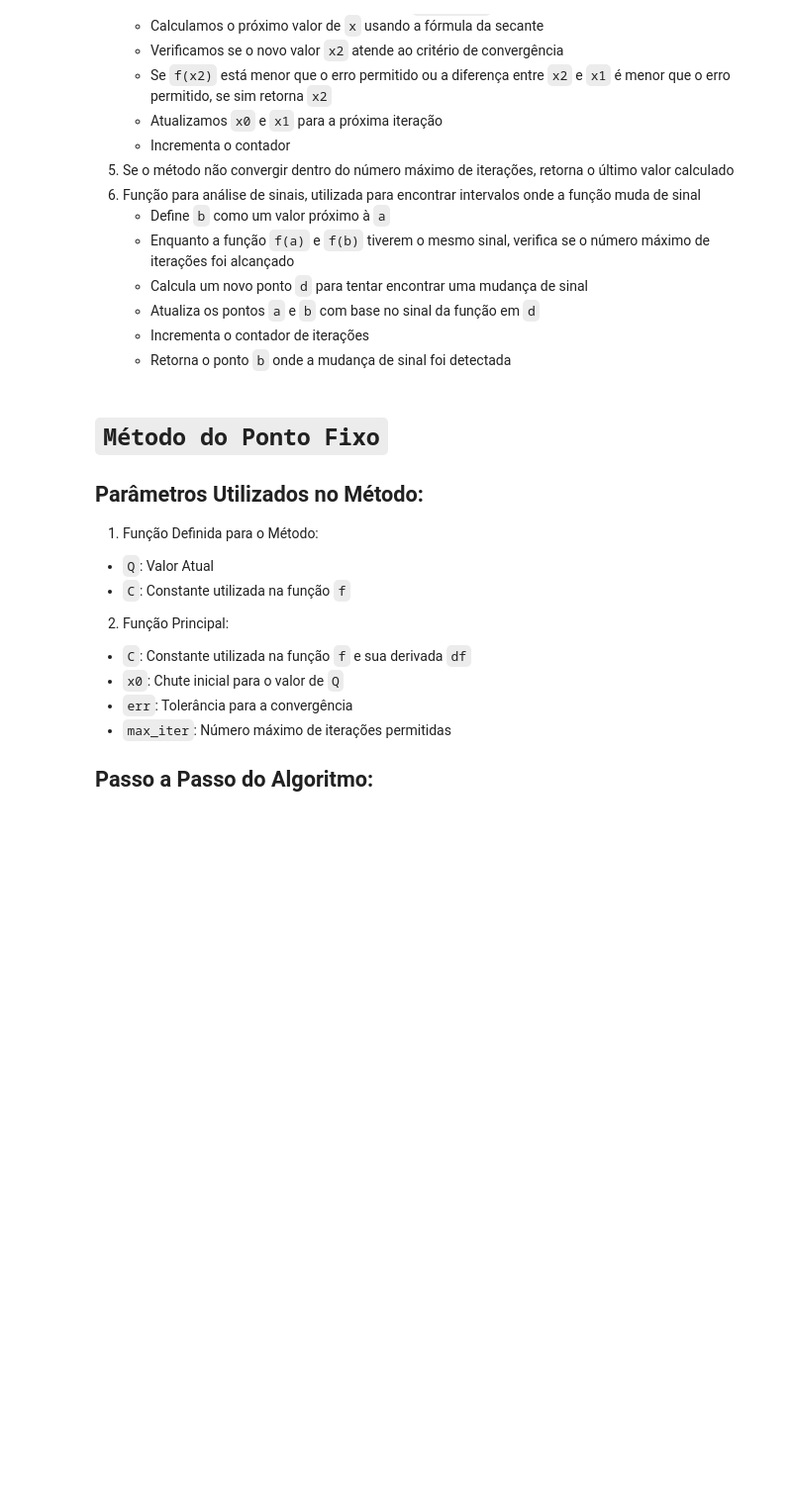
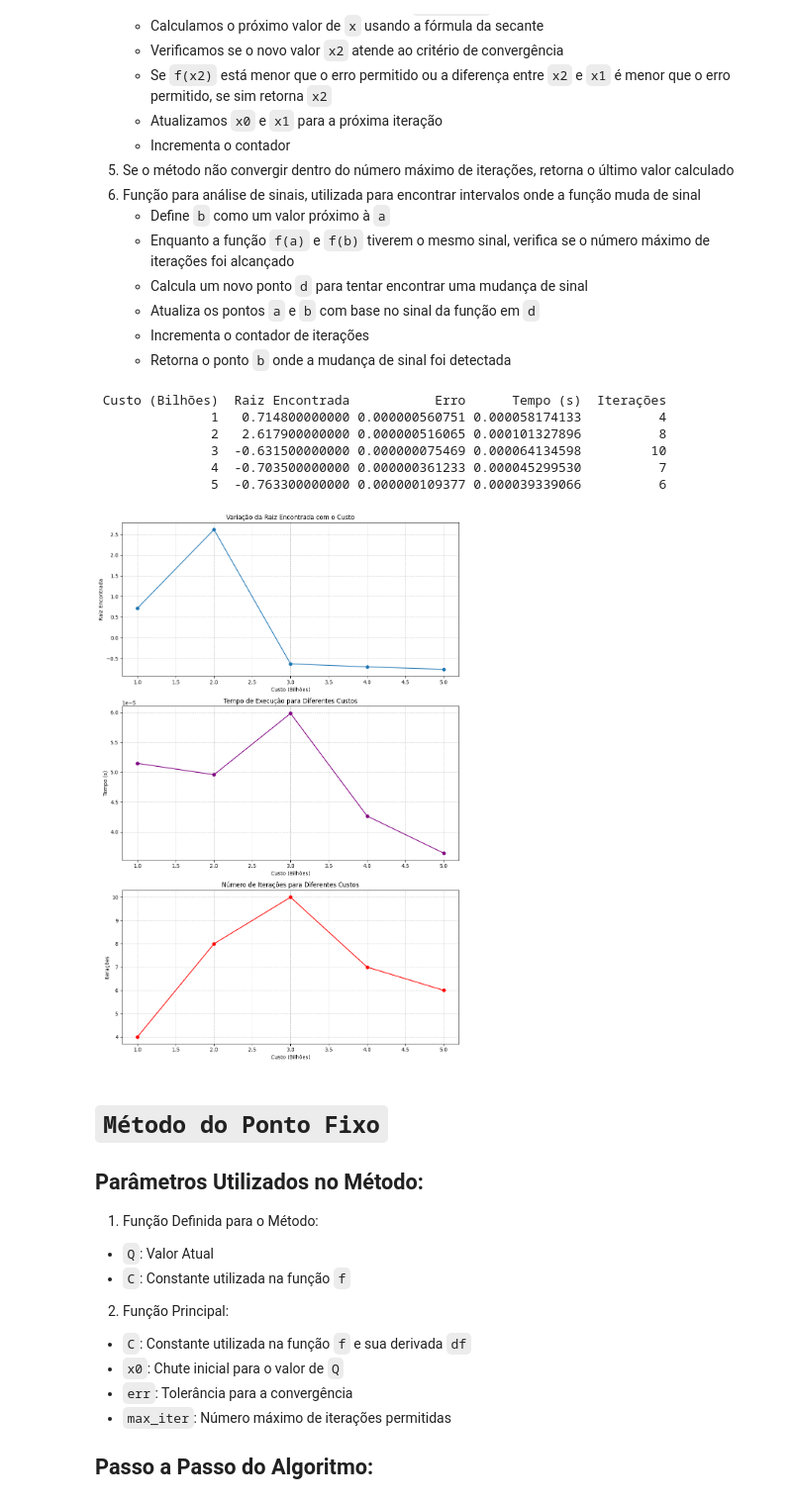
Before and after one commit to paschoal-artur/TrabalhoMetodosNumericos, a Jupyter notebook: main.ipynb, the cells around one changed output. Shown at 99% size. Cells and saved outputs as stored; diff of their text form; code cells hidden in the pictures; blank space fills up the shorter version.

```diff
--- a/main.ipynb
+++ b/main.ipynb
@@ -172,6 +175,57 @@ def analise_sinais(C, a, int_max=100):
             b = d
         k += 1
     return b
+# %%
+# Lista de valores de C para testar
+c_values = [1, 2, 3, 4, 5]
+x0 = 0.5  # Estimativa inicial para x0
+x1 = 0.6  # Estimativa inicial para x1
+err1 = 1e-4  # Tolerância de erro para a função
+err2 = 1e-4  # Tolerância de erro para a diferença entre as raízes
+results = []
+
+for C in c_values:
+    root, final_error, iterations, exec_time = secante(C, x0, x1, err1, err2)
+    results.append((C, root.round(4), final_error, exec_time, iterations))
+# %%
+df_results = pd.DataFrame(results, columns=['Custo (Bilhões)', 'Raiz Encontrada', 'Erro', 'Tempo (s)', 'Iterações'])
+pd.options.display.float_format = '{:.12f}'.format
+print(df_results.to_string(index=False))
+# %% [output]
+ Custo (Bilhões)  Raiz Encontrada           Erro      Tempo (s)  Iterações
+               1   0.714800000000 0.000000560751 0.000058174133          4
+               2   2.617900000000 0.000000516065 0.000101327896          8
+               3  -0.631500000000 0.000000075469 0.000064134598         10
+               4  -0.703500000000 0.000000361233 0.000045299530          7
+               5  -0.763300000000 0.000000109377 0.000039339066          6
+# %%
+fig, axs = plt.subplots(3, 1, figsize=(10, 15))
+
+# Gráfico de Raiz Encontrada
+axs[0].plot(df_results['Custo (Bilhões)'], df_results['Raiz Encontrada'], marker='o', linestyle='-')
+axs[0].set_title('Variação da Raiz Encontrada com o Custo')
+axs[0].set_xlabel('Custo (Bilhões)')
+axs[0].set_ylabel('Raiz Encontrada')
+axs[0].grid(axis='both', linestyle='--', alpha=0.6)
+
+# Gráfico de Tempo
+axs[1].plot(df_results['Custo (Bilhões)'], df_results['Tempo (s)'], color='purple', marker='o', linestyle='-')
+axs[1].set_title('Tempo de Execução para Diferentes Custos')
+axs[1].set_xlabel('Custo (Bilhões)')
+axs[1].set_ylabel('Tempo (s)')
+axs[1].grid(axis='both', linestyle='--', alpha=0.6)
+
+# Gráfico de Iterações
+axs[2].plot(df_results['Custo (Bilhões)'], df_results['Iterações'], color='red', marker='o', linestyle='-')
+axs[2].set_title('Número de Iterações para Diferentes Custos')
+axs[2].set_xlabel('Custo (Bilhões)')
+axs[2].set_ylabel('Iterações')
+axs[2].grid(axis='both', linestyle='--', alpha=0.6)
+
+plt.tight_layout()
+plt.show()
+# %% [output]
+[figure, added]
 # %% [markdown]
 # `Método do Ponto Fixo`
 ## Parâmetros Utilizados no Método:
```
Also changed, not shown: parts of 7 cells of this notebook, 1 other file.
